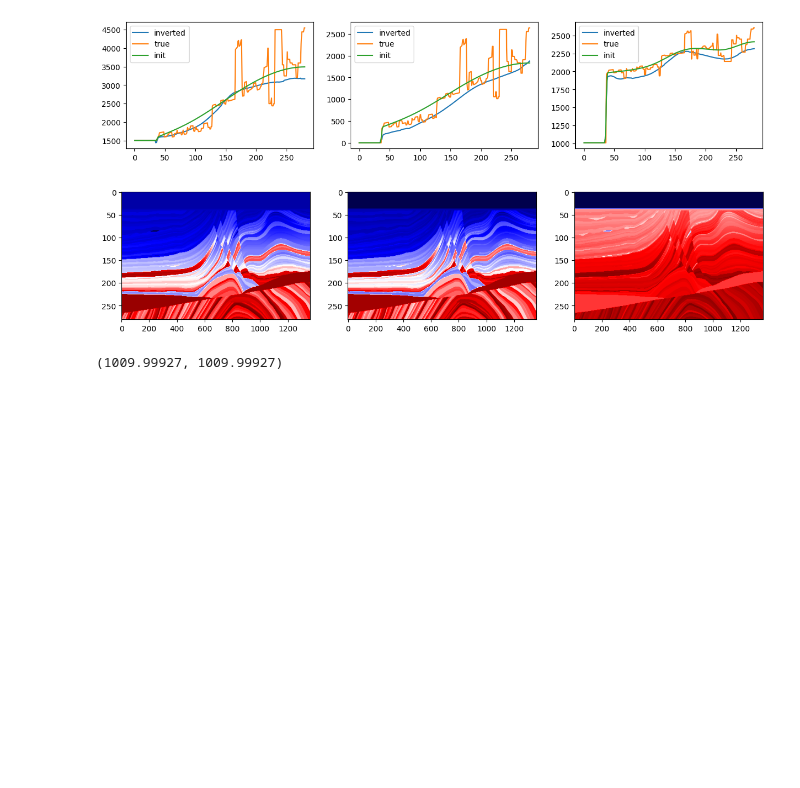
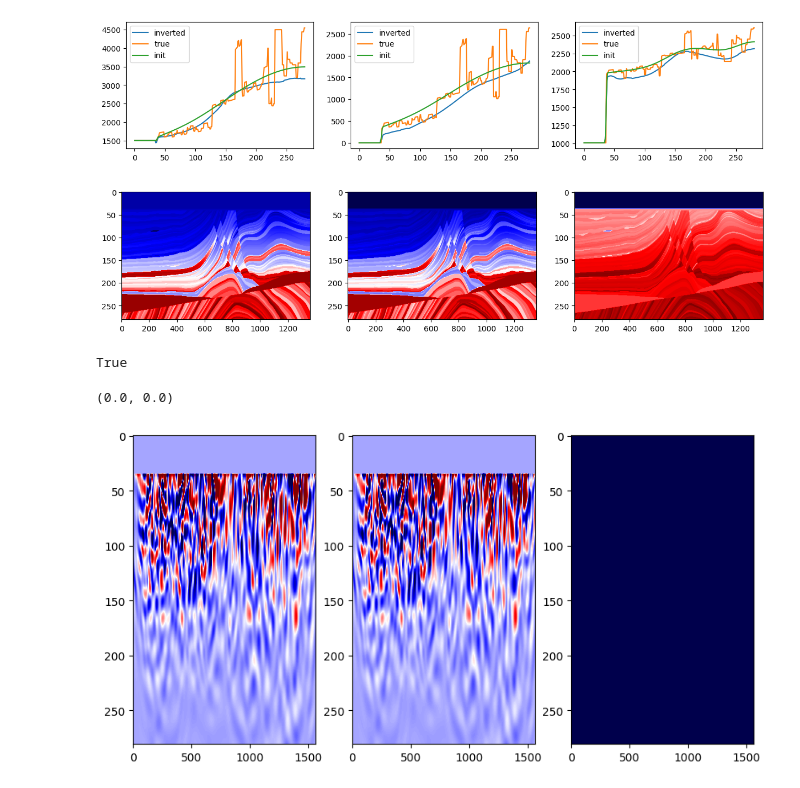
Before and after one commit to GeophyAI/seistorch, a Jupyter notebook: check_inversion.ipynb, the cells around one changed output. Saved outputs shown, nothing was run; the diff lists cells and outputs as text; code cells hidden in the pictures; blank space fills up the shorter version.

```diff
--- a/check_inversion.ipynb
+++ b/check_inversion.ipynb
@@ -59,7 +61,23 @@ for d, ax in zip([true_vp, true_vs, true_rho], axes.ravel()):
 plt.show()
 # %% [output]
 [figure]
-# %%
-true_rho[0:35].max(), true_rho[0:35].min()
-# %% [output]
-(1009.99927, 1009.99927)
+# %%
+template = np.load("/mnt/data/wangsw/inversion/elastic_marmousi/results/fixed/aec/iml1_xz/gradvpF01E45.npy")[50:-50,50:-50]
+dest = np.load("/mnt/data/wangsw/inversion/elastic_marmousi/results/fixed/aec/test/gradvpF01E45.npy")[50:-50,50:-50]
+np.allclose(template, dest)
+# %% [output]
+True
+# %%
+(dest-template).max(), (dest-template).min()
+# %% [output]
+(0.0, 0.0)
+# %%
+vmin, vmax = np.percentile(template, [2,98])
+fig, axes = plt.subplots(1,3, figsize=(10,5))
+axes[0].imshow(template.squeeze(), vmin=vmin, vmax=vmax, aspect='auto', cmap=plt.cm.seismic)
+axes[1].imshow(dest.squeeze(), aspect='auto', cmap=plt.cm.seismic, vmin=vmin, vmax=vmax)
+axes[2].imshow(dest.squeeze()-template.squeeze(), aspect='auto', cmap=plt.cm.seismic, vmin=vmin, vmax=vmax)
+
+plt.show()
+# %% [output]
+[figure, added]
```
Also changed, not shown: parts of 2 cells of this notebook, 15 other files.
